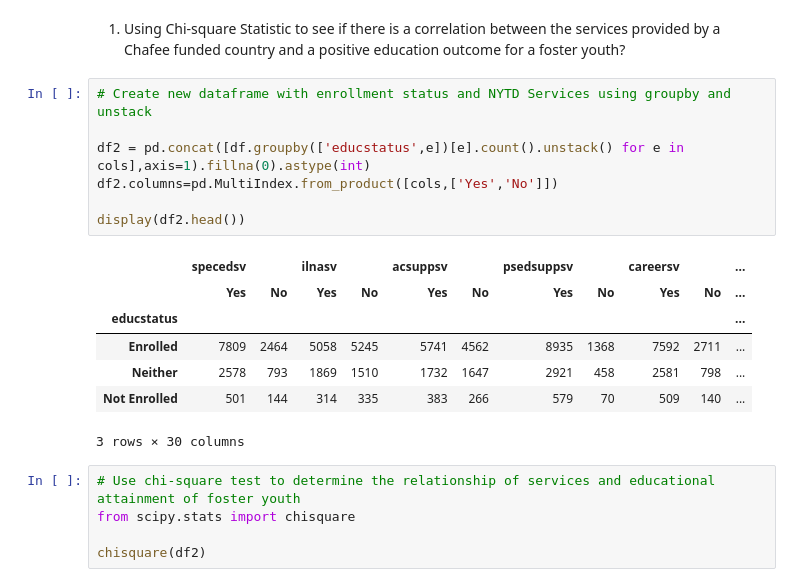
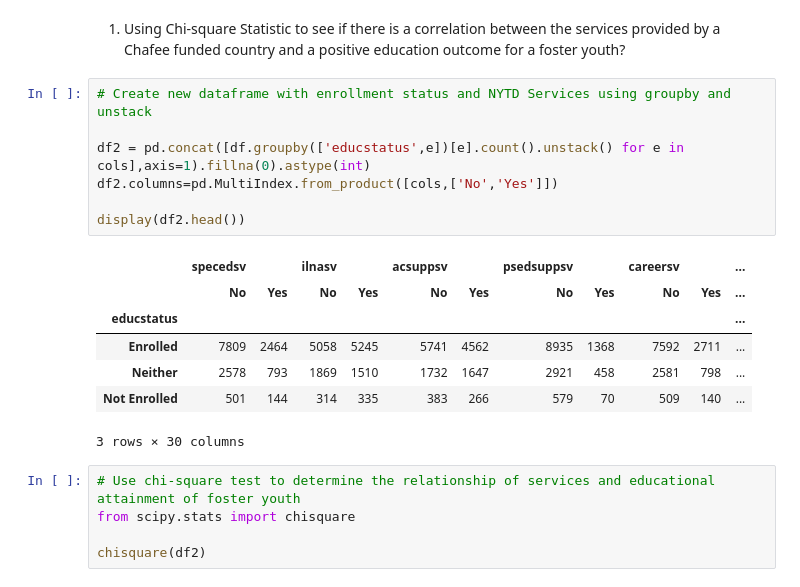
Before and after one commit to akront1104/Educational-Attainment-of-Foster-Youth, a Jupyter notebook: Education_and_Foster_Youth.ipynb, the cells around one changed output. Drawn from its saved outputs; the diff is of its cells as text.

```diff
--- a/Education_and_Foster_Youth.ipynb
+++ b/Education_and_Foster_Youth.ipynb
@@ -546,13 +546,13 @@ List of services:
 # %%
 # Create new dataframe with enrollment status and NYTD Services using groupby and unstack
 
 df2 = pd.concat([df.groupby(['educstatus',e])[e].count().unstack() for e in cols],axis=1).fillna(0).astype(int)
-df2.columns=pd.MultiIndex.from_product([cols,['Yes','No']])
+df2.columns=pd.MultiIndex.from_product([cols,['No','Yes']])
 
 display(df2.head())
 # %% [output]
 |  | specedsv |  | ilnasv |  | acsuppsv |  | psedsuppsv |  | careersv |  | ... |
-|  | Yes | No | Yes | No | Yes | No | Yes | No | Yes | No | ... |
+|  | No | Yes | No | Yes | No | Yes | No | Yes | No | Yes | ... |
 | educstatus |  |  |  |  |  |  |  |  |  |  | ... |
 | Enrolled | 7809 | 2464 | 5058 | 5245 | 5741 | 4562 | 8935 | 1368 | 7592 | 2711 | ... |
 | Neither | 2578 | 793 | 1869 | 1510 | 1732 | 1647 | 2921 | 458 | 2581 | 798 | ... |
```
Also changed, not shown: parts of 10 cells of this notebook.
